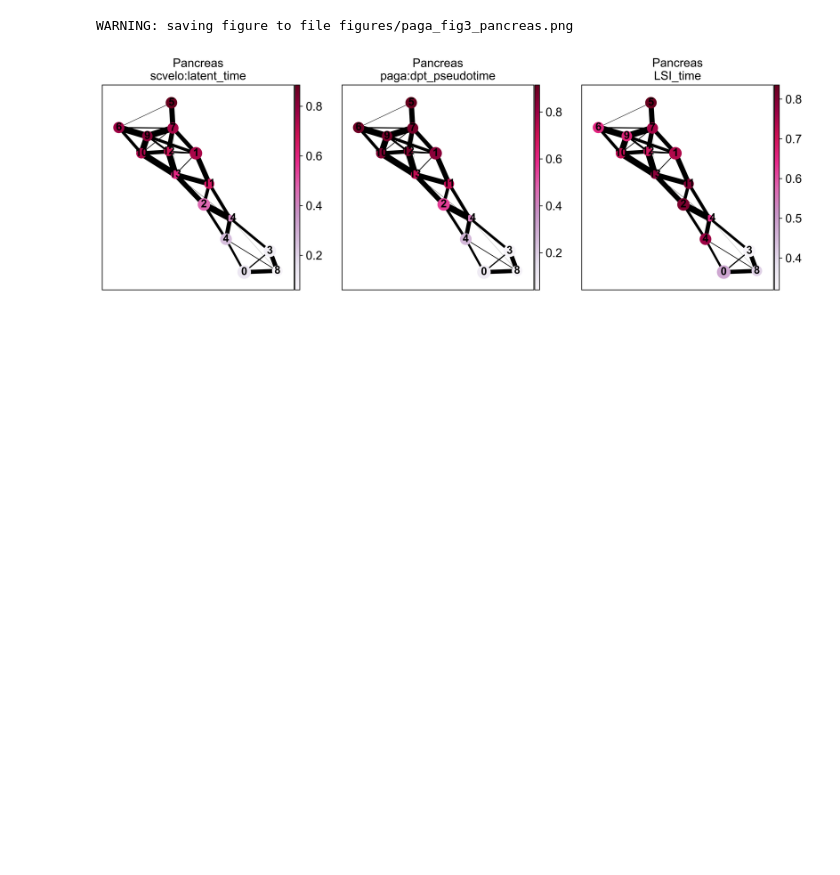
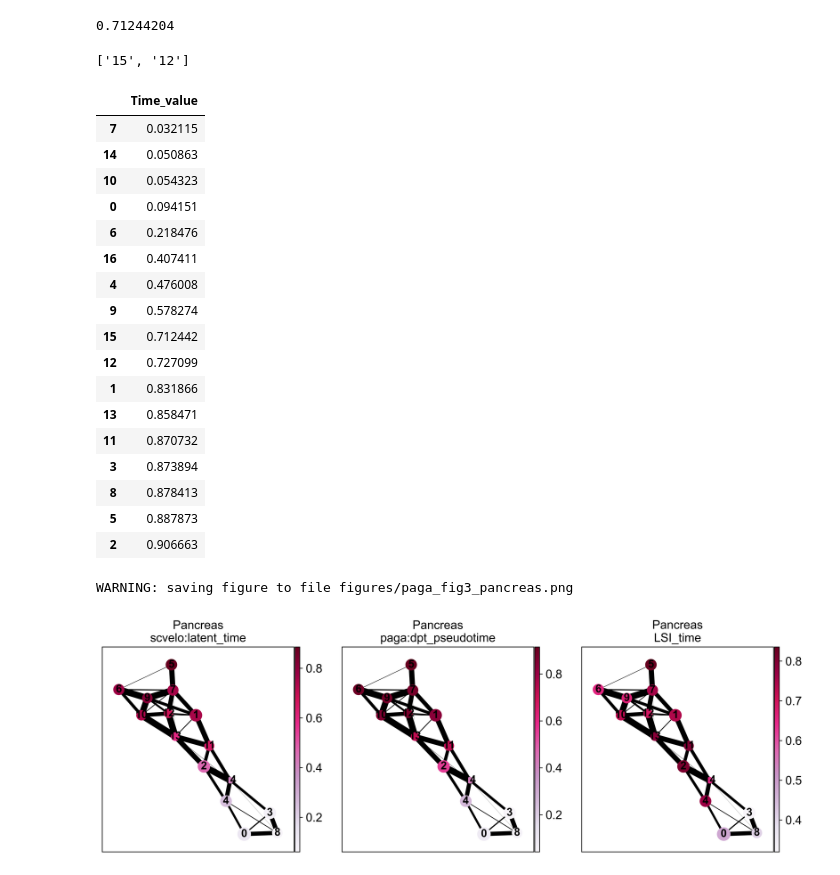
Before and after one commit to Starlitnightly/scltnn, a Jupyter notebook: experiments/fig3.ipynb, the cells around one changed output. Cells and saved outputs as stored; diff of their text form; code cells hidden in the pictures; blank space fills up the shorter version.

Commit message:
add middle node

```diff
--- a/experiments/fig3.ipynb
+++ b/experiments/fig3.ipynb
@@ -1,19 +1,19 @@
 # %%
 import anndata
-adata6=anndata.read_h5ad('scvelo-pancreas.h5ad')
-adata2=anndata.read_h5ad('tsp1_bladder_mesenchymeToMyofibroblast_forPaper.h5ad')
-adata1=anndata.read_h5ad('tsp2_bladder_mesenchymeToMyofibroblast_forPaper.h5ad')
+adata6=anndata.read_h5ad('../data/scvelo-pancreas.h5ad')
+adata2=anndata.read_h5ad('../data/tsp1_bladder_mesenchymeToMyofibroblast_forPaper.h5ad')
+adata1=anndata.read_h5ad('../data/tsp2_bladder_mesenchymeToMyofibroblast_forPaper.h5ad')
 # %%
-import scLTNN
-scpancera=scLTNN.scLTNN(adata6)
-scpancera.load_model('my_model1.h5')
+import scltnn
+scpancera=scltnn.models.scLTNN(adata6)
+scpancera.load_model('../model/my_model1.h5')
 #scpancera.cal_high_variable_genes()
 scpancera.cal_lsi(n_components=100)
 scpancera.cal_paga(resolution=1.0)
 scpancera.cal_model_time()
 scpancera.cal_rps_value(species='mouse')
 scpancera.cal_dpt_pseudotime(leiden_range=0.01)
-scpancera.CNN(batch_size=30,epochs=10,verbose=0)
+scpancera.ANN(batch_size=30,epochs=10,verbose=0)
 scpancera.cal_distrubute()
 scpancera.cal_scLTNN_time()
 # %% [output]
@@ -66,0 +67,8 @@ None
+# %%
+import pandas as pd
+leiden_dpt_pd=pd.DataFrame(columns=['Time_value'])
+for i in set(scpancera.adata_test.obs['leiden']):
+    leiden_dpt_pd.loc[i]={'Time_value':scpancera.adata_test.obs.loc[scpancera.adata_test.obs['leiden']==i,'dpt_pseudotime'].mean()}
+leiden_dpt_pd=leiden_dpt_pd.sort_values('Time_value')
+leiden_sum=len(leiden_dpt_pd)
+leiden_middle=leiden_sum//2
@@ -67,3 +77,37 @@ None
+# %%
+leiden_dpt_pd.iloc[leiden_middle].values[0]
+# %% [output]
+0.71244204
+# %%
+
+leiden_middle_index=leiden_dpt_pd.iloc[leiden_middle].name
+leiden_middle_value=leiden_dpt_pd.iloc[leiden_middle].values[0]
+
+leiden_dpt_pd.loc[(leiden_dpt_pd['Time_value']<leiden_middle_value+0.05)&
+                  (leiden_dpt_pd['Time_value']>leiden_middle_value-0.05)].index.tolist()
+# %% [output]
+['15', '12']
+# %%
+leiden_dpt_pd
+# %% [output]
+|  | Time_value |
+| 7 | 0.032115 |
+| 14 | 0.050863 |
+| 10 | 0.054323 |
+| 0 | 0.094151 |
+| 6 | 0.218476 |
+| 16 | 0.407411 |
+| 4 | 0.476008 |
+| 9 | 0.578274 |
+| 15 | 0.712442 |
+| 12 | 0.727099 |
+| 1 | 0.831866 |
+| 13 | 0.858471 |
+| 11 | 0.870732 |
+| 3 | 0.873894 |
+| 8 | 0.878413 |
+| 5 | 0.887873 |
+| 2 | 0.906663 |
 # %%
 import scanpy as sc
 sc.settings.set_figure_params(dpi=300, facecolor='white')
```
Also changed, not shown: parts of 2 cells of this notebook, 9 other files.
